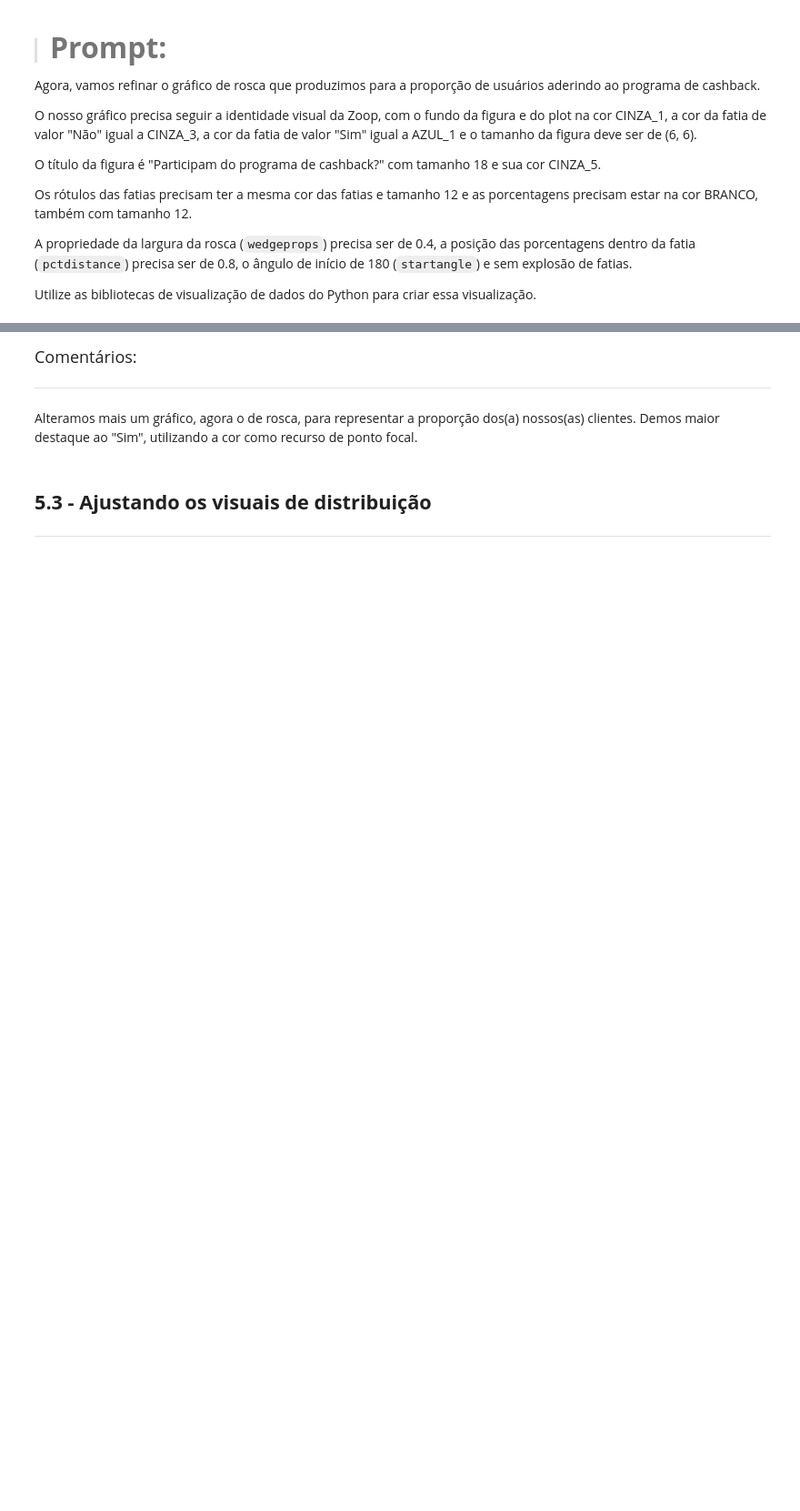
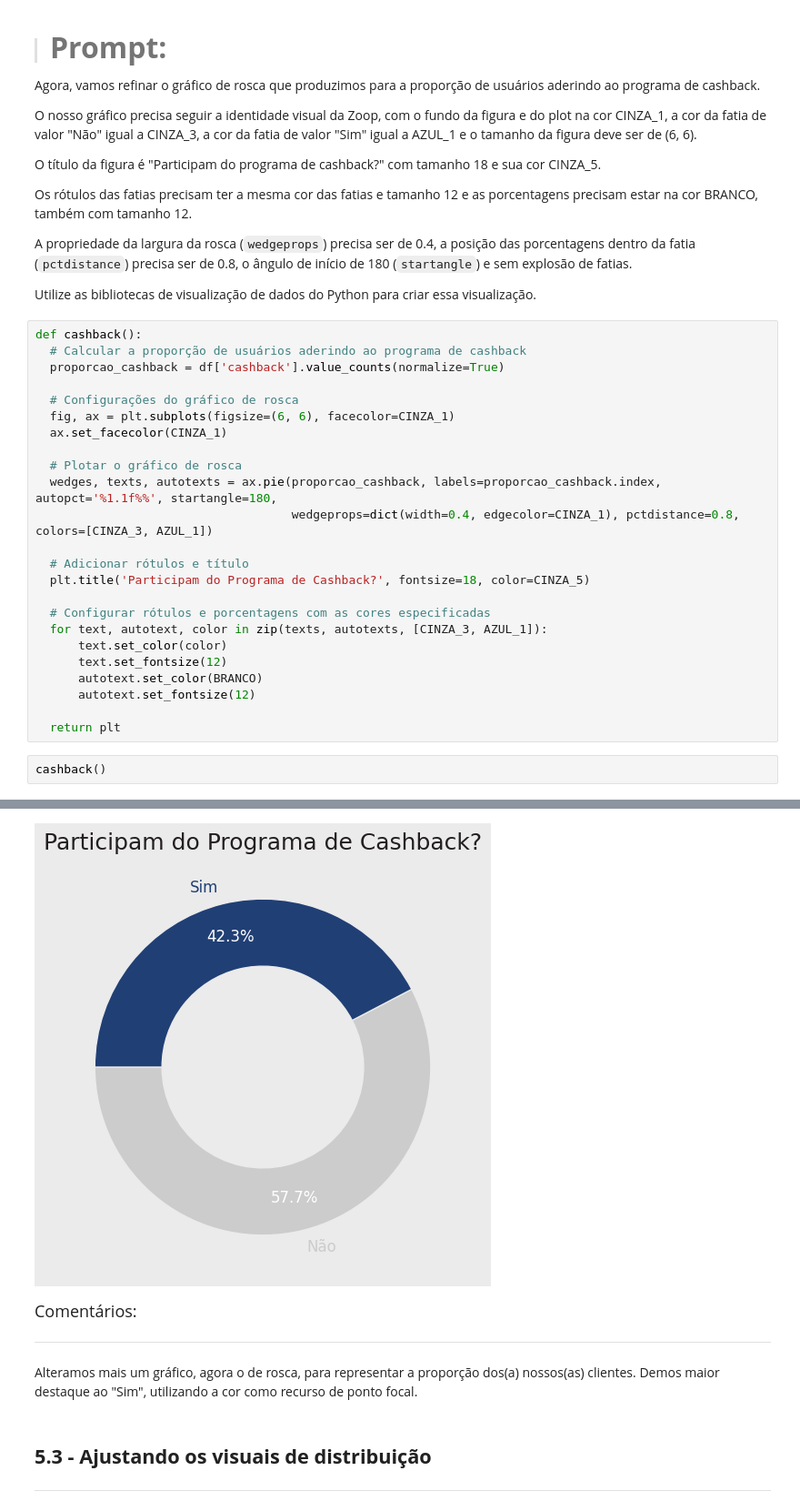
Before and after one commit to SergioCarmo-ro/Desafio_IA, a Jupyter notebook: Projeto_Inicial_IA_aplicada_a_Data_Science.ipynb, the cells around one changed output, grey strips where cells are left out. Shown at 91% size. Cells and saved outputs as stored; diff of their text form; blank space fills up the shorter version.

```diff
--- a/Projeto_Inicial_IA_aplicada_a_Data_Science.ipynb
+++ b/Projeto_Inicial_IA_aplicada_a_Data_Science.ipynb
@@ -1697,3 +1831,30 @@ Os rótulos das fatias precisam ter a mesma cor das fatias e tamanho 12 e as por
 A propriedade da largura da rosca (`wedgeprops`) precisa ser de 0.4, a posição das porcentagens dentro da fatia (`pctdistance`) precisa ser de 0.8, o ângulo de início de 180 (`startangle`) e sem explosão de fatias.
 
 Utilize as bibliotecas de visualização de dados do Python para criar essa visualização.
+# %%
+def cashback():
+  # Calcular a proporção de usuários aderindo ao programa de cashback
+  proporcao_cashback = df['cashback'].value_counts(normalize=True)
+
+  # Configurações do gráfico de rosca
+  fig, ax = plt.subplots(figsize=(6, 6), facecolor=CINZA_1)
+  ax.set_facecolor(CINZA_1)
+
+  # Plotar o gráfico de rosca
+  wedges, texts, autotexts = ax.pie(proporcao_cashback, labels=proporcao_cashback.index, autopct='%1.1f%%', startangle=180,
+                                    wedgeprops=dict(width=0.4, edgecolor=CINZA_1), pctdistance=0.8, colors=[CINZA_3, AZUL_1])
+
+  # Adicionar rótulos e título
+  plt.title('Participam do Programa de Cashback?', fontsize=18, color=CINZA_5)
+
+  # Configurar rótulos e porcentagens com as cores especificadas
+  for text, autotext, color in zip(texts, autotexts, [CINZA_3, AZUL_1]):
+      text.set_color(color)
+      text.set_fontsize(12)
+      autotext.set_color(BRANCO)
+      autotext.set_fontsize(12)
+
+  return plt
+# %%
+cashback()
+# %% [output]
@@ -1700,3 +1862,4 @@ Utilize as bibliotecas de visualização de dados do Python para criar essa visu
+[figure, added]
 # %% [markdown]
 <font color="7b71ff" size=4> Comentários: </font>
 
```
Also changed, not shown: parts of 8 cells of this notebook.
